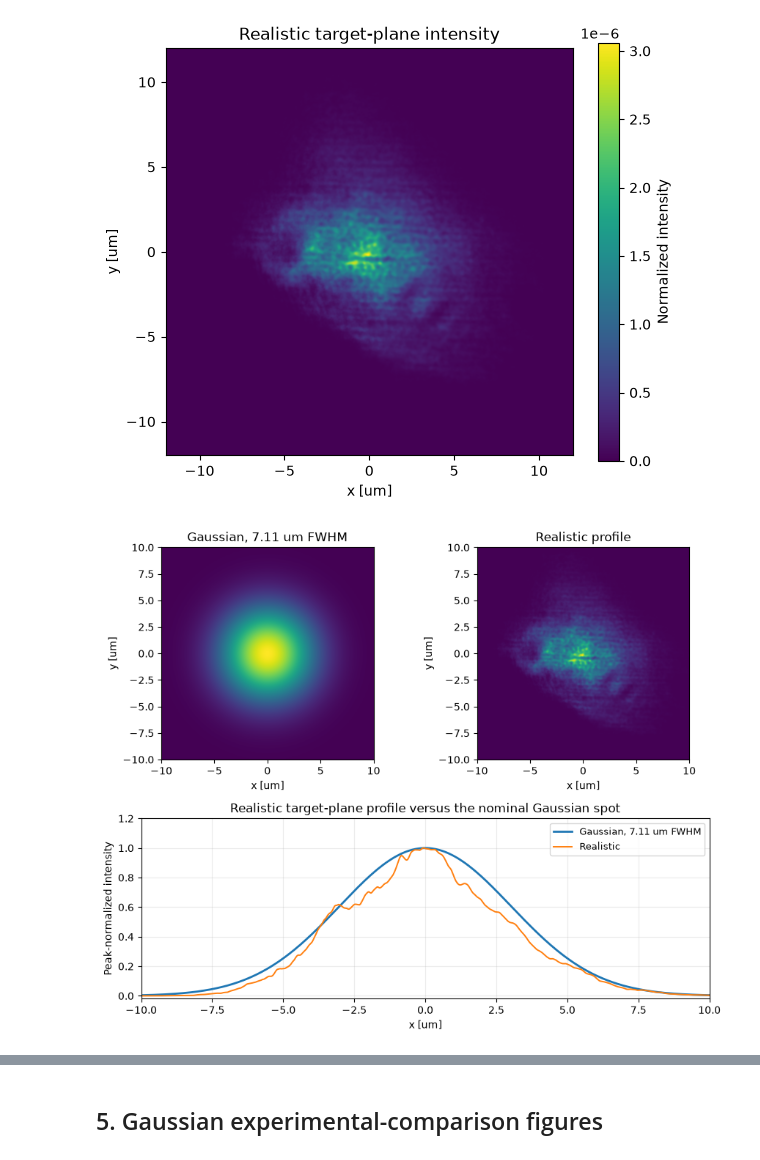
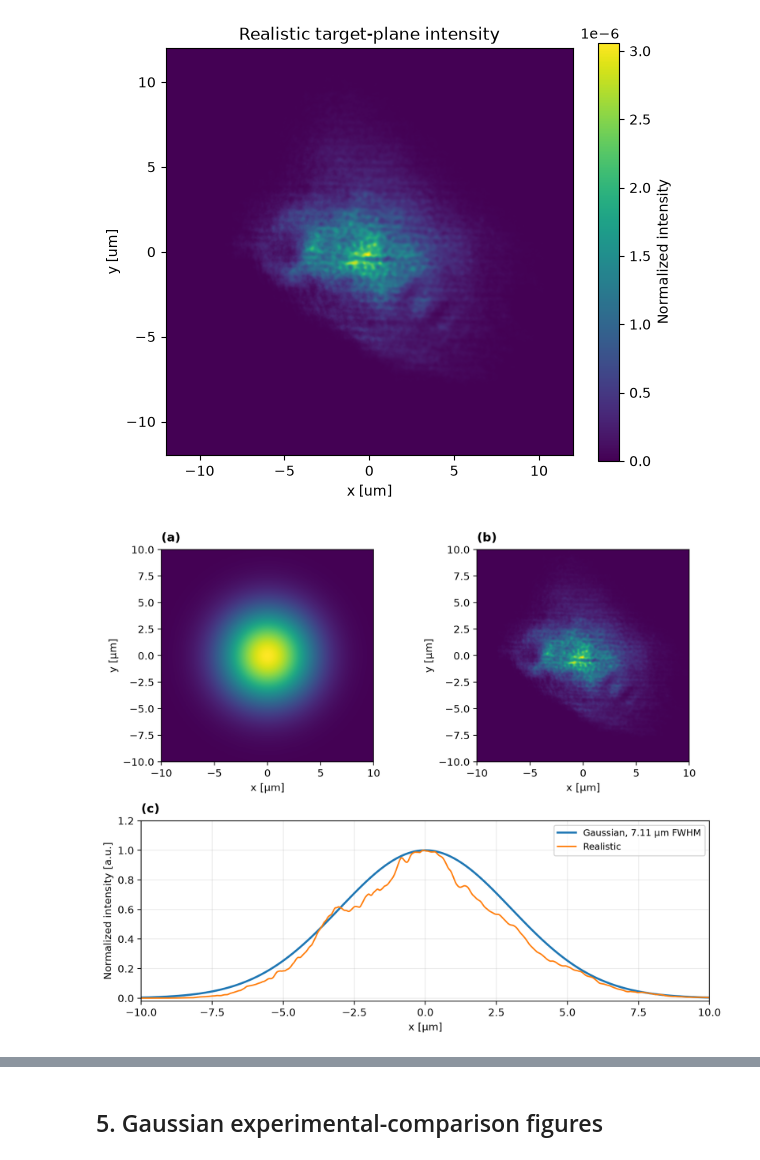
Before and after one commit to wenfe/PCI_Codebase, a Jupyter notebook: SAXS_asymmetry/02_plot_and_save_figures.ipynb, the cells around one changed output, grey strips where cells are left out. Saved outputs shown, nothing was run; the diff lists cells and outputs as text; code cells hidden in the pictures.

Commit message:
NEW Plot correction

```diff
--- a/SAXS_asymmetry/02_plot_and_save_figures.ipynb
+++ b/SAXS_asymmetry/02_plot_and_save_figures.ipynb
@@ -753,39 +749,41 @@ gaussian_map = np.outer(gaussian_1d, gaussian_1d)
 
 # The realistic profile is speckled, so both lineouts are y-projections of the same
 # window instead of single rows; for a Gaussian that projection is the same Gaussian.
 realistic_lineout = realistic_map.sum(axis=0, dtype=np.float64)
 realistic_lineout /= realistic_lineout.max()
 gaussian_lineout = gaussian_map.sum(axis=0, dtype=np.float64)
 gaussian_lineout /= gaussian_lineout.max()
 
 fig = plt.figure(figsize=(10, 8))
 grid = fig.add_gridspec(2, 2, height_ratios=[1.0, 0.85], hspace=0.3, wspace=0.25)
 for column, (profile_map, title) in enumerate((
-    (gaussian_map, f"Gaussian, {GAUSSIAN_FWHM_UM:g} um FWHM"),
+    (gaussian_map, f"Gaussian, {GAUSSIAN_FWHM_UM:g} µm FWHM"),
     (realistic_map, "Realistic profile"),
 )):
     axis = fig.add_subplot(grid[0, column])
     axis.imshow(profile_map, origin="lower", extent=view_extent_um,
                 cmap="viridis", vmin=0.0, vmax=1.0)
-    axis.set(xlabel="x [um]", ylabel="y [um]", title=title, aspect="equal")
+    axis.set(xlabel="x [µm]", ylabel="y [µm]", aspect="equal")
+    axis.set_title(f"({chr(97 + column)})", loc="left", fontweight="bold", pad=8)
 
 lineout_axis = fig.add_subplot(grid[1, :])
 lineout_axis.plot(view_axis_um, gaussian_lineout, "-", lw=2, color="tab:blue",
-                  label=f"Gaussian, {GAUSSIAN_FWHM_UM:g} um FWHM")
+                  label=f"Gaussian, {GAUSSIAN_FWHM_UM:g} µm FWHM")
 lineout_axis.plot(view_axis_um, realistic_lineout, "-", lw=1.4, color="tab:orange",
                   label="Realistic")
 lineout_axis.set(
-    xlabel="x [um]", ylabel="Peak-normalized intensity",
+    xlabel="x [µm]", ylabel="Normalized intensity [a.u.]",
     xlim=(-PROFILE_VIEW_HALF_WIDTH_UM, PROFILE_VIEW_HALF_WIDTH_UM), ylim=(-0.02, 1.2),
-    title="Realistic target-plane profile versus the nominal Gaussian spot",
+
 )
+lineout_axis.set_title("(c)", loc="left", fontweight="bold", pad=8)
 lineout_axis.grid(alpha=0.25)
 lineout_axis.legend(loc="upper right", fontsize=9)
 save_figure(fig, REALISTIC_FIGURE_DIR / "01_realistic_vs_gaussian_profile.png")
 plt.show()
 del realistic_map, gaussian_map
 # %% [output]
-[figure, old version]
+[figure, new version]
 # %%
 REALISTIC_DIR = OUTPUT_DIR / "realistic_profile"
 REALISTIC_TABLE_DIR = REALISTIC_DIR / "tables"
```
Also changed, not shown: parts of 4 cells of this notebook, 10 other files.
